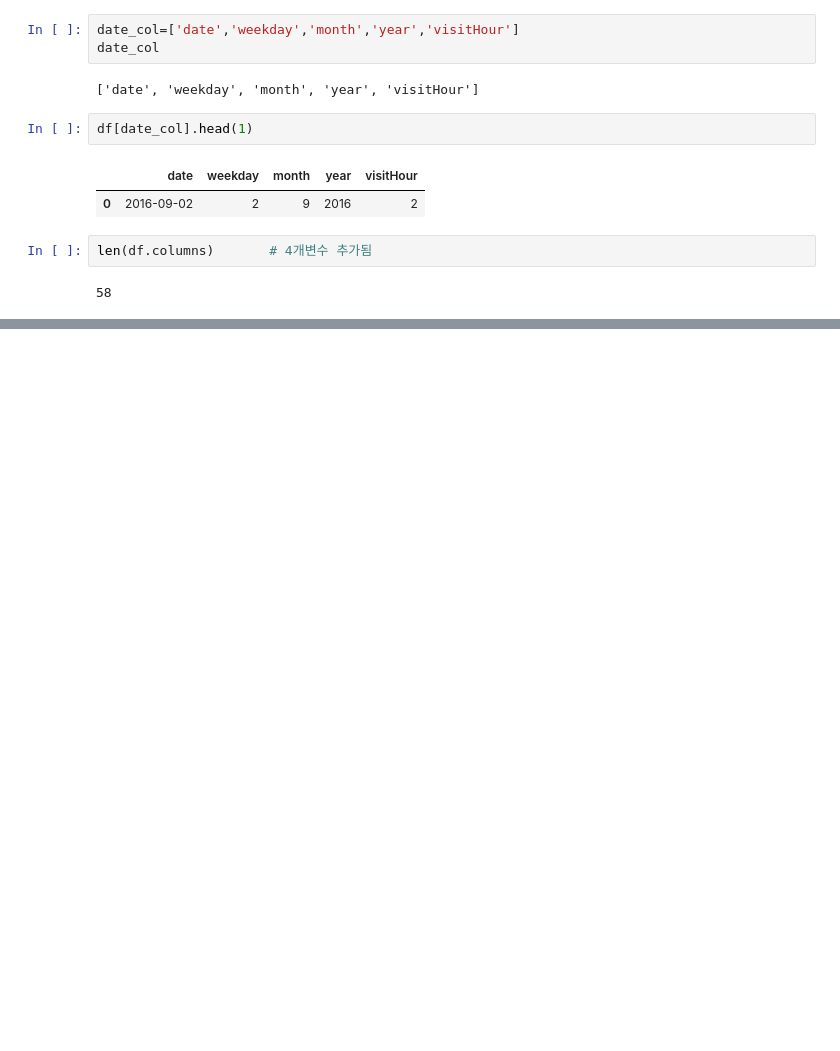
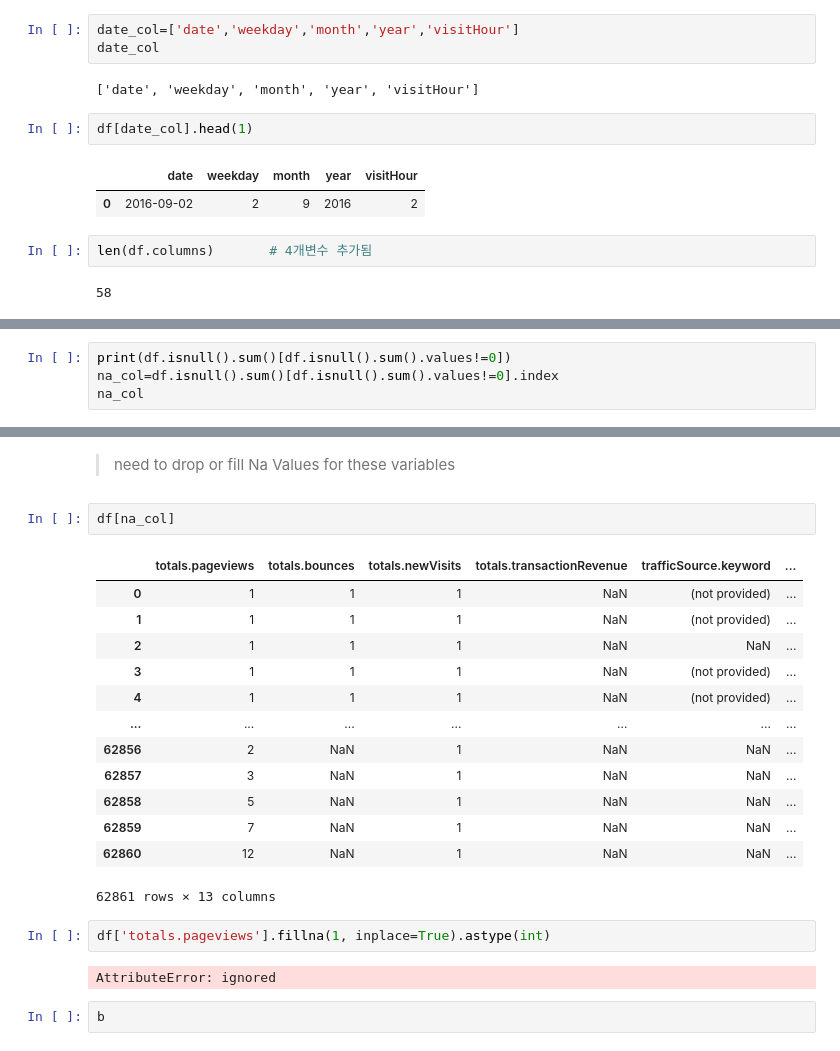
Before and after one commit to ttobaegi/ML_Python, a Jupyter notebook: EDA_GA_Revenue_Analysis.ipynb, the cells around one changed output, grey strips where cells are left out. Drawn from its saved outputs; the diff is of its cells as text; blank space fills up the shorter version.

```diff
--- a/EDA_GA_Revenue_Analysis.ipynb
+++ b/EDA_GA_Revenue_Analysis.ipynb
@@ -179,0 +291,4 @@ len(df.columns)       # 4개변수 추가됨
+# %%
+print(df.isnull().sum()[df.isnull().sum().values!=0])
+na_col=df.isnull().sum()[df.isnull().sum().values!=0].index
+na_col
@@ -179,0 +319,24 @@ len(df.columns)       # 4개변수 추가됨
+# %% [markdown]
+> need to drop or fill Na Values for these variables
+# %%
+df[na_col]
+# %% [output]
+|  | totals.pageviews | totals.bounces | totals.newVisits | totals.transactionRevenue | trafficSource.keyword | ... |
+| 0 | 1 | 1 | 1 | NaN | (not provided) | ... |
+| 1 | 1 | 1 | 1 | NaN | (not provided) | ... |
+| 2 | 1 | 1 | 1 | NaN | NaN | ... |
+| 3 | 1 | 1 | 1 | NaN | (not provided) | ... |
+| 4 | 1 | 1 | 1 | NaN | (not provided) | ... |
+| ... | ... | ... | ... | ... | ... | ... |
+| 62856 | 2 | NaN | 1 | NaN | NaN | ... |
+| 62857 | 3 | NaN | 1 | NaN | NaN | ... |
+| 62858 | 5 | NaN | 1 | NaN | NaN | ... |
+| 62859 | 7 | NaN | 1 | NaN | NaN | ... |
+| 62860 | 12 | NaN | 1 | NaN | NaN | ... |
+62861 rows × 13 columns
+# %%
+df['totals.pageviews'].fillna(1, inplace=True).astype(int)
+# %% [output]
+AttributeError: ignored
+# %%
+b
```
Also changed, not shown: parts of 22 cells of this notebook.
